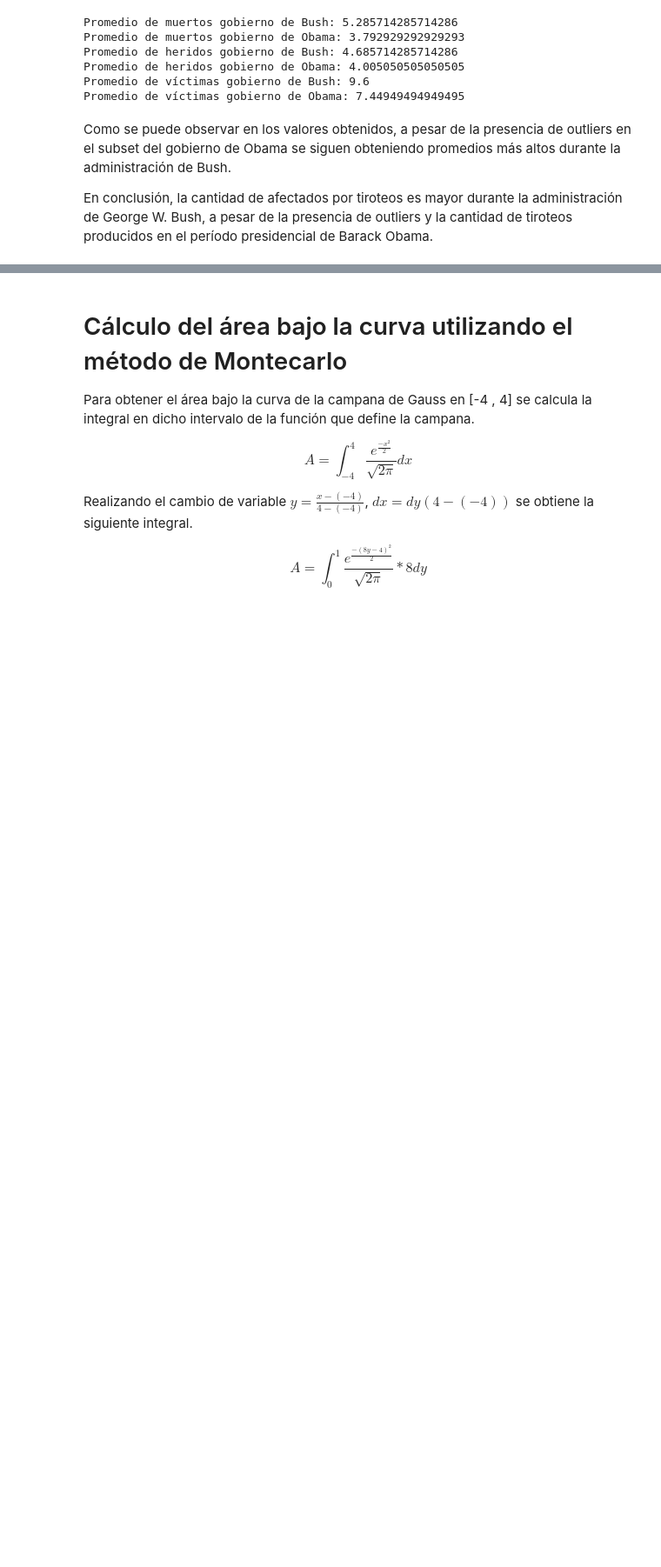
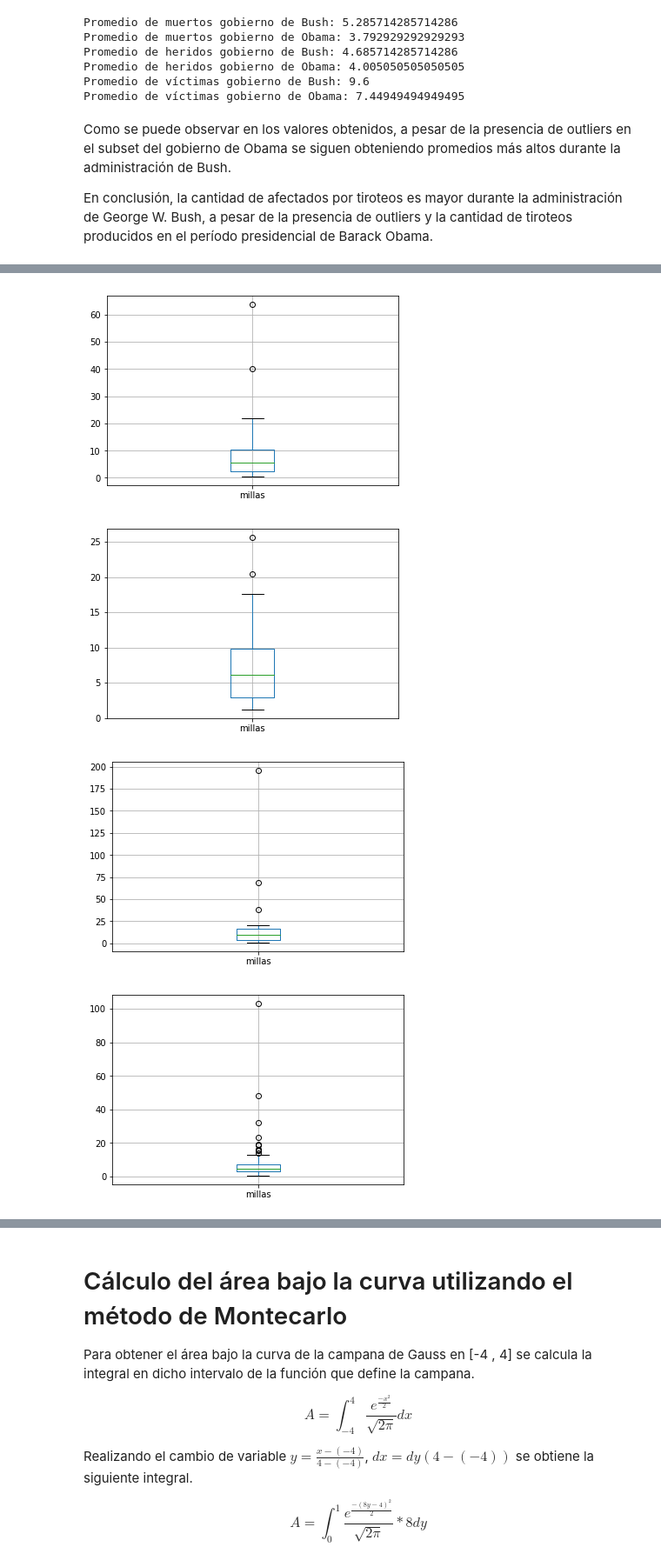
Before and after one commit to Umauro/LabEstaca1, a Jupyter notebook: Lab1EstacaCompleto.ipynb, the cells around one changed output, grey strips where cells are left out. Shown at 87% size. Cells and saved outputs as stored; diff of their text form; code cells hidden in the pictures; blank space fills up the shorter version.

```diff
--- a/Lab1Estaca-Pregunta1y3.2.ipynb
+++ b/Lab1EstacaCompleto.ipynb
@@ -177,0 +183,15 @@ En conclusión, la cantidad de afectados por tiroteos es mayor durante la admini
+# %%
+import pandas as pd
+import matplotlib.pyplot as plt
+import warnings
+warnings.filterwarnings('ignore')
+dataset = pd.read_csv('uber.csv')
+dataset['fechaini'] = pd.to_datetime(dataset['fechaini'])
+max=0
+for i in range (1,13):
+    subdata = dataset[['fechaini', 'millas']].query('fechaini.dt.month=='+str(i))
+    millastotal=subdata['millas'].sum()
+    if millastotal>max:
+        max=millastotal
+        mes=i
+print(mes)
@@ -177,0 +257,22 @@ En conclusión, la cantidad de afectados por tiroteos es mayor durante la admini
+# %%
+subdata = dataset[['fechaini', 'millas']].query('fechaini.dt.month==1')
+plt.figure()
+subdata.boxplot(figsize=(15, 5))
+plt.show()
+subdata = dataset[['fechaini', 'millas']].query('fechaini.dt.month==5')
+plt.figure()
+subdata.boxplot(figsize=(15, 5))
+plt.show()
+subdata = dataset[['fechaini', 'millas']].query('fechaini.dt.month==9')
+plt.figure()
+subdata.boxplot(figsize=(15, 5))
+plt.show()
+subdata = dataset[['fechaini', 'millas']].query('fechaini.dt.month==12')
+plt.figure()
+subdata.boxplot(figsize=(15, 5))
+plt.show()
+# %% [output]
+[figure, added]
+[figure, added]
+[figure, added]
+[figure, added]
```
Also changed, not shown: parts of 16 cells of this notebook, 2 other files.
